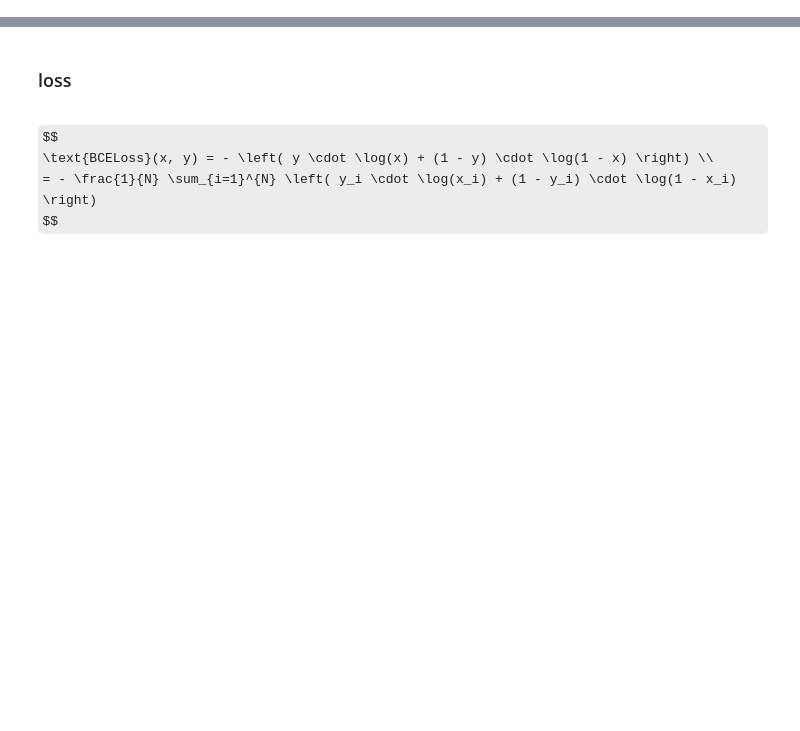
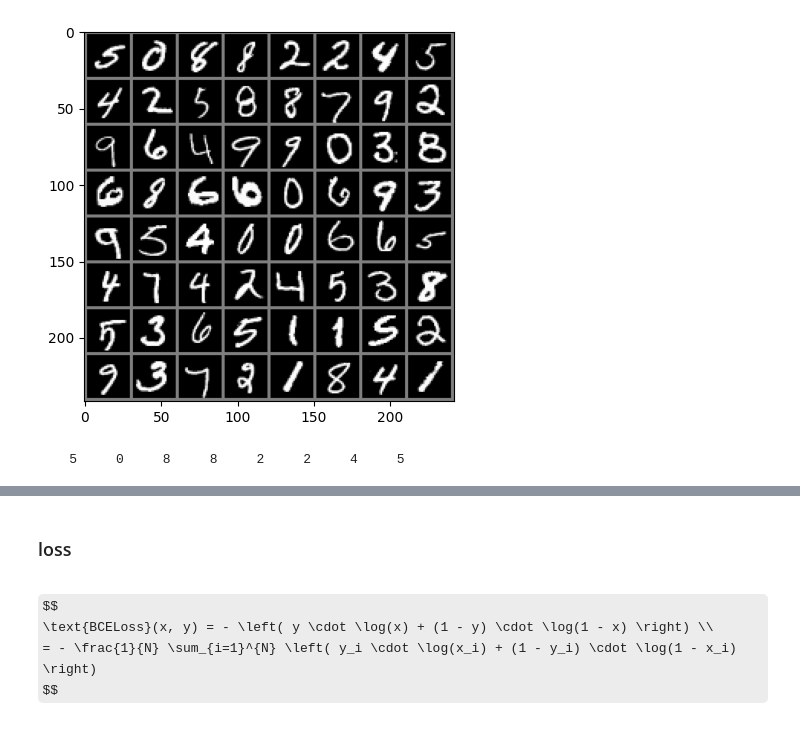
Before and after one commit to Nahida-aa/GAN, a Jupyter notebook: notebooks/docs.ipynb, the cells around one changed output, grey strips where cells are left out. Cells and saved outputs as stored; diff of their text form; code cells hidden in the pictures; some formulas as TeX source; blank space fills up the shorter version.

```diff
--- a/notebooks/docs.ipynb
+++ b/notebooks/docs.ipynb
@@ -0,0 +16,42 @@
+# %%
+import os
+import sys
+import numpy as np
+import torch
+from torchvision import datasets, transforms
+import matplotlib.pyplot as plt
+
+BASE_DIR = os.path.abspath(os.path.join(os.getcwd(), '..'))
+# print(BASE_DIR)
+sys.path.append(BASE_DIR)
+from src.config import DATA_DIR
+
+# 定义数据转换
+transform = transforms.Compose([
+    transforms.ToTensor(),
+    transforms.Normalize((0.5,), (0.5,))
+])
+# 加载 MNIST 数据集
+train_dataset = datasets.MNIST(root=DATA_DIR, train=True, transform=transform, download=True)
+train_loader = torch.utils.data.DataLoader(train_dataset, batch_size=64, shuffle=True)
+
+# 获取一个批次的数据
+data_iter = iter(train_loader)
+# images, labels = data_iter.next()
+images, labels = next(data_iter)
+
+# 定义函数来显示图像
+def imshow(img):
+    img = img / 2 + 0.5  # 反归一化
+    npimg = img.numpy()
+    plt.imshow(np.transpose(npimg, (1, 2, 0)))
+    plt.show()
+
+# 显示一些图像
+imshow(torchvision.utils.make_grid(images))
+
+# 打印标签
+print(' '.join('%5s' % labels[j].item() for j in range(8)))
+# %% [output]
+[figure, added]
+    5     0     8     8     2     2     4     5
```
Also changed, not shown: parts of 4 cells of this notebook, 11 other files.
